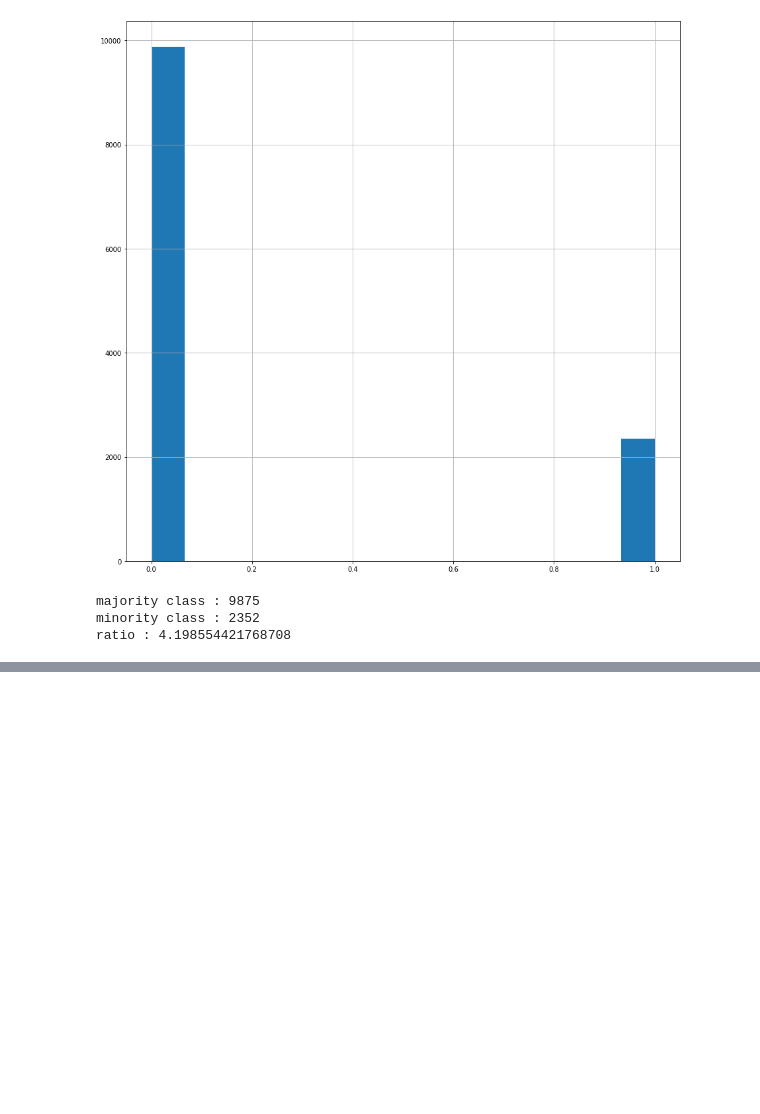
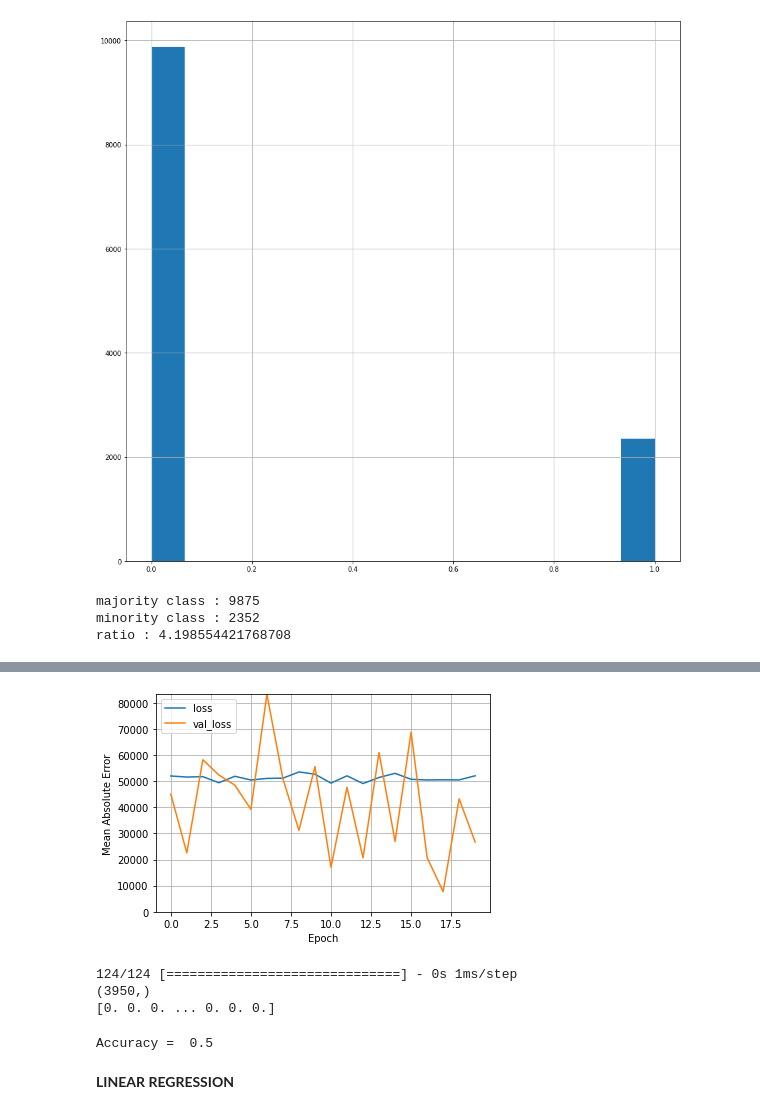
Before and after one commit to arisanguyen/210_Capstone_Aditya_Arisa_Noriel, a Jupyter notebook: Noriel_Expanded_Tiles_With_Street_Characteristics.ipynb, the cells around one changed output, grey strips where cells are left out. Cells and saved outputs as stored; diff of their text form; code cells hidden in the pictures; blank space fills up the shorter version.

Commit message:
classification model update

```diff
--- a/Noriel_Expanded_Tiles_With_Street_Characteristics.ipynb
+++ b/Noriel_Expanded_Tiles_With_Street_Characteristics.ipynb
@@ -667,0 +688,5 @@ y_pred = reg.predict(x_test)
+# %%
+x = tiles[features]
+y = tiles['Collision_binary_historical']
+x_train, x_test, y_train, y_test = train_test_split(x, y,
+                                   stratify=y, test_size=0.2, shuffle=True, random_state=104)
@@ -667,0 +760,17 @@ y_pred = reg.predict(x_test)
+# %%
+model = build_model(learning_rate=0.01)
+
+# Fit the model.
+history = model.fit(
+  x = x_train,   # our binary training examples
+  y = y_train,   # corresponding binary labels
+  epochs=20,             # number of passes through the training data
+  batch_size=64,        # mini-batch size for SGD
+  validation_split=0.2, # use a fraction of the examples for validation
+  verbose=1             # display some progress output during training
+  )
+
+# Convert the return value into a DataFrame so we can see the train loss
+# and binary accuracy after every epoch.
+history_df = pd.DataFrame(history.history)
+display(history_df)
@@ -667,0 +812,31 @@ y_pred = reg.predict(x_test)
+# %%
+def plot_loss(history):
+    mp.plot(history.history['loss'], label='loss')
+    mp.plot(history.history['val_loss'], label='val_loss')
+    #mp.plot(history.history['binary_accuracy'], label='binary_accuracy')
+    #mp.plot(history.history['val_binary_accuracy'], label='val_binary_accuracy')
+    mp.ylim([0, max(history.history['val_loss'])])
+    mp.xlabel('Epoch')
+    mp.ylabel('Mean Absolute Error')
+    mp.legend()
+    mp.grid(True)
+# %%
+plot_loss(history)
+# %% [output]
+[figure, added]
+# %%
+test_predictions = model.predict(x_test).flatten()
+print(test_predictions.shape)
+print(test_predictions)
+# %% [output]
+124/124 [==============================] - 0s 1ms/step
+(3950,)
+[0. 0. 0. ... 0. 0. 0.]
+# %%
+test_predictions[test_predictions < 0.5] = 0
+test_predictions[test_predictions >= 0.5] = 1
+print("Accuracy = ", np.average(y_test == test_predictions))
+# %% [output]
+Accuracy =  0.5
+# %% [markdown]
+**LINEAR REGRESSION**
```
Also changed, not shown: parts of 29 cells of this notebook, 11 other files.
